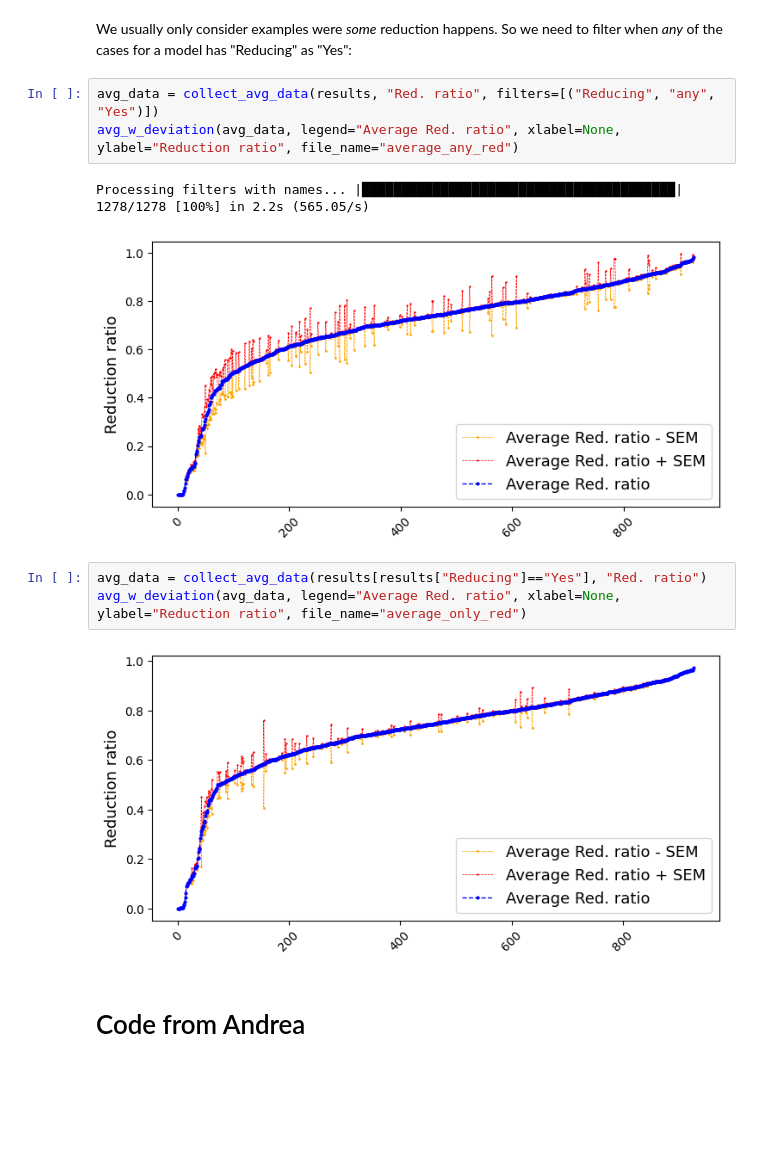
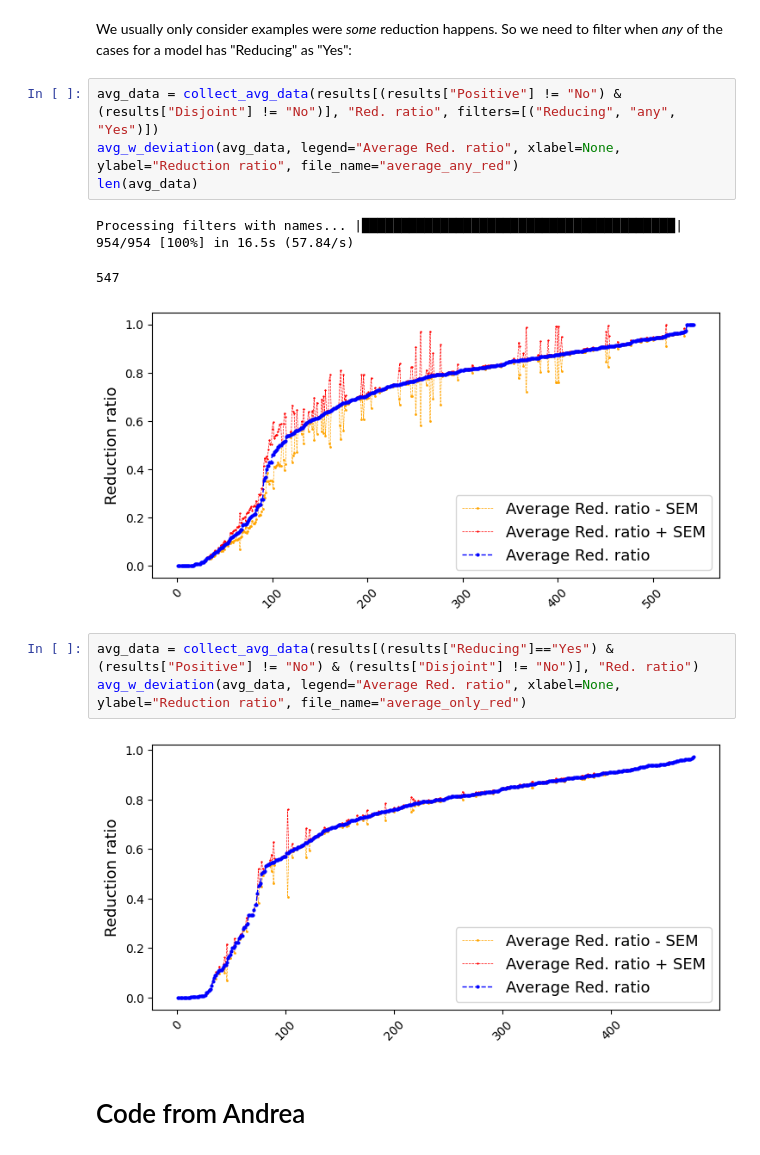
Before and after one commit to alexaleg/CLUE, a Jupyter notebook: notebooks/reductionsPlotter.ipynb, the cells around one changed output. Cells and saved outputs as stored; diff of their text form; blank space fills up the shorter version.

Commit message:
New compilation of results

```diff
--- a/notebooks/reductionsPlotter.ipynb
+++ b/notebooks/reductionsPlotter.ipynb
@@ -250,16 +275,18 @@ avg_w_deviation(avg_data, legend="Average Red. ratio", xlabel=None, ylabel="Redu
 # %% [markdown]
 We usually only consider examples were *some* reduction happens. So we need to filter when *any* of the cases for a model has "Reducing" as "Yes":
 # %%
-avg_data = collect_avg_data(results, "Red. ratio", filters=[("Reducing", "any", "Yes")])
+avg_data = collect_avg_data(results[(results["Positive"] != "No") & (results["Disjoint"] != "No")], "Red. ratio", filters=[("Reducing", "any", "Yes")])
 avg_w_deviation(avg_data, legend="Average Red. ratio", xlabel=None, ylabel="Reduction ratio", file_name="average_any_red")
+len(avg_data)
 # %% [output]
-Processing filters with names... |████████████████████████████████████████| 1278/1278 [100%] in 2.2s (565.05/s)
+Processing filters with names... |████████████████████████████████████████| 954/954 [100%] in 16.5s (57.84/s)
+547
-[figure, old version]
+[figure, new version]
 # %%
-avg_data = collect_avg_data(results[results["Reducing"]=="Yes"], "Red. ratio")
+avg_data = collect_avg_data(results[(results["Reducing"]=="Yes") & (results["Positive"] != "No") & (results["Disjoint"] != "No")], "Red. ratio")
 avg_w_deviation(avg_data, legend="Average Red. ratio", xlabel=None, ylabel="Reduction ratio", file_name="average_only_red")
 # %% [output]
-[figure, old version]
+[figure, new version]
 # %% [markdown]
 # Code from Andrea
 # %%
```
Also changed, not shown: parts of 7 cells of this notebook, 7 other files.
